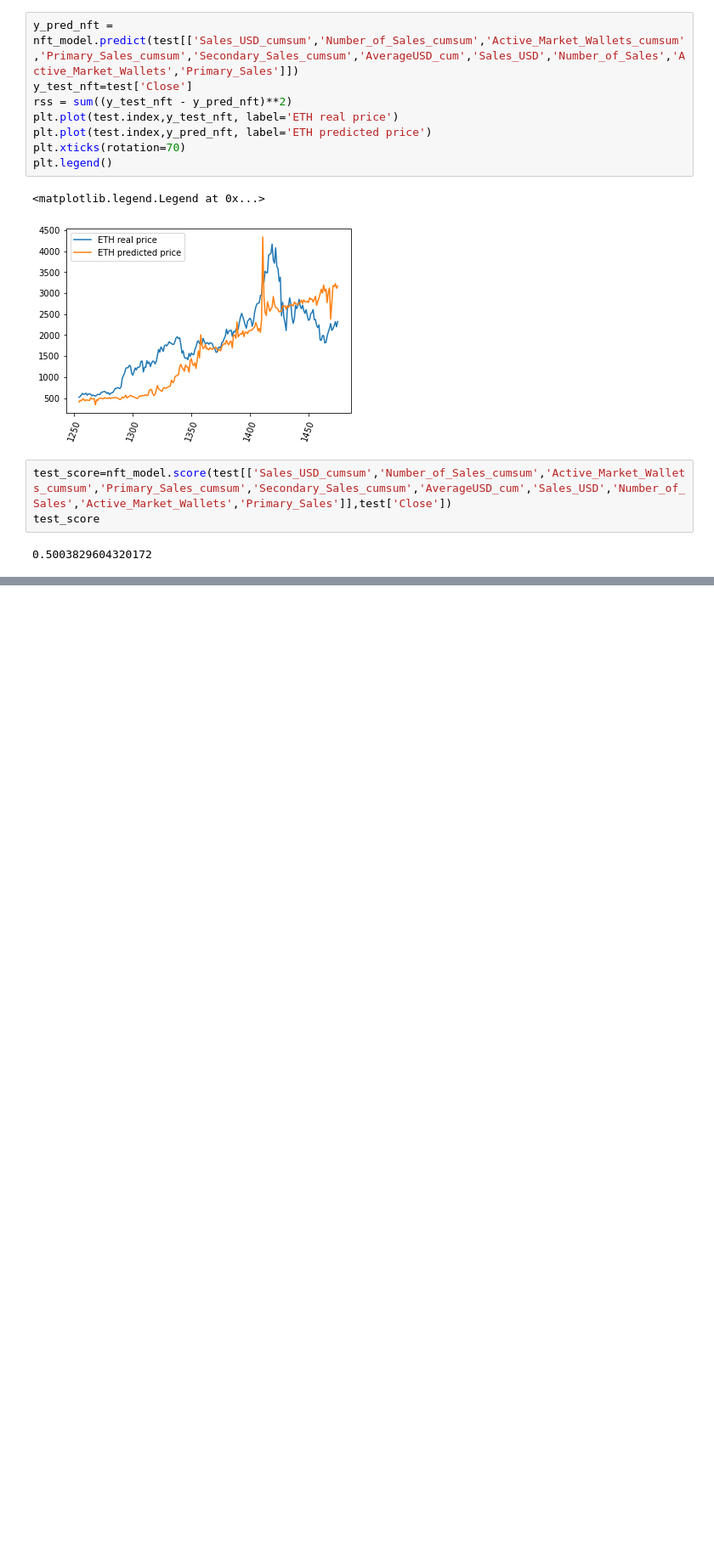
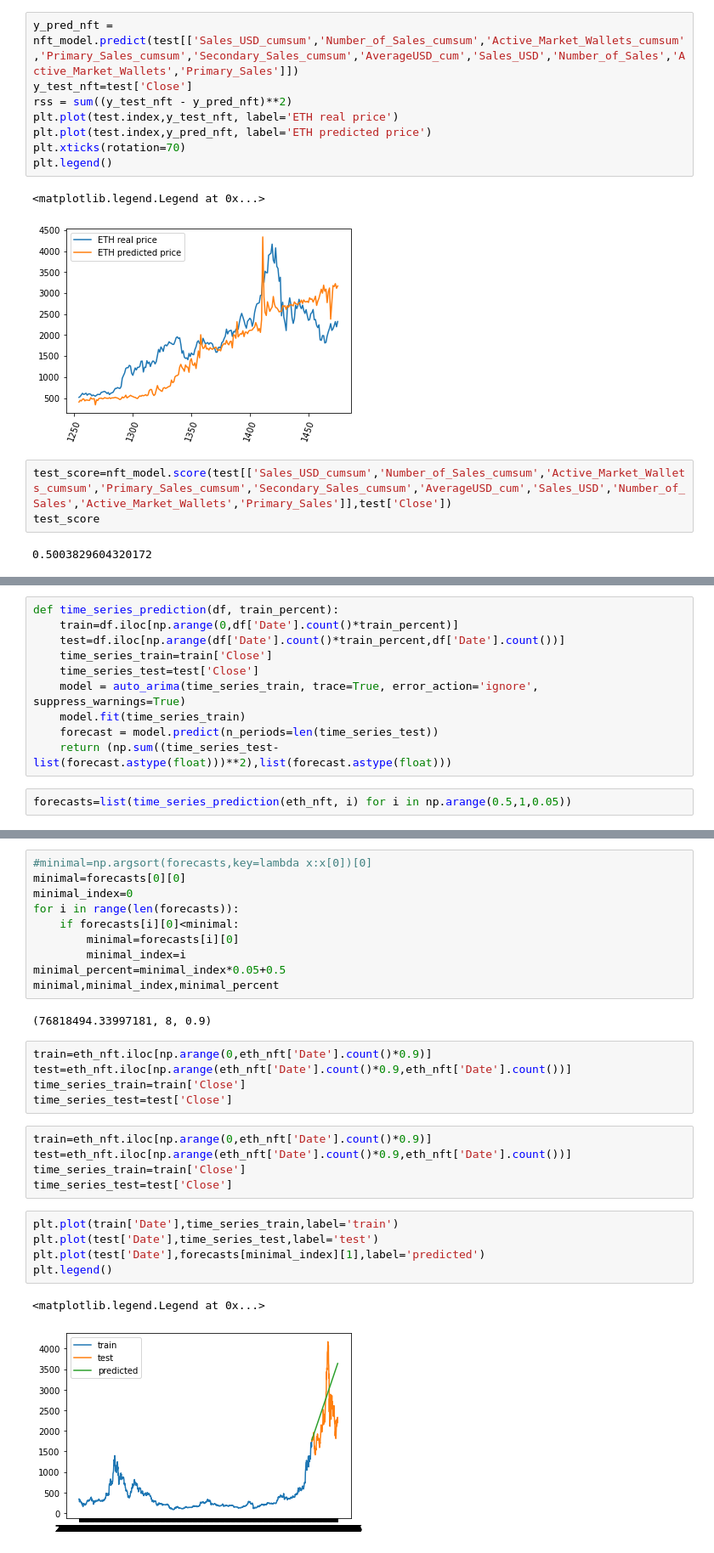
Before and after one commit to nexxusss/cryptocurrency_predict, a Jupyter notebook: nft.ipynb, the cells around one changed output, grey strips where cells are left out. Shown at 85% size. Saved outputs shown, nothing was run; the diff lists cells and outputs as text; blank space fills up the shorter version.

Commit message:
time series analysis eth

```diff
--- a/nft.ipynb
+++ b/nft.ipynb
@@ -389 +406,13 @@ Backward: (79284876.08972931, -1.034848131280087, (LinearRegression(), 79284876.
 Forward: (158834617.4965496, -8.168232750147052, (LinearRegression(), 158834617.4965496, ['Sales_USD_cumsum', 'Sales_USD']))
+# %%
+def time_series_prediction(df, train_percent):
+    train=df.iloc[np.arange(0,df['Date'].count()*train_percent)]
+    test=df.iloc[np.arange(df['Date'].count()*train_percent,df['Date'].count())]
+    time_series_train=train['Close']
+    time_series_test=test['Close']
+    model = auto_arima(time_series_train, trace=True, error_action='ignore', suppress_warnings=True)
+    model.fit(time_series_train)
+    forecast = model.predict(n_periods=len(time_series_test))
+    return (np.sum((time_series_test-list(forecast.astype(float)))**2),list(forecast.astype(float)))
+# %%
+forecasts=list(time_series_prediction(eth_nft, i) for i in np.arange(0.5,1,0.05))
@@ -389,0 +437,30 @@ Forward: (158834617.4965496, -8.168232750147052, (LinearRegression(), 158834617.
+# %%
+#minimal=np.argsort(forecasts,key=lambda x:x[0])[0]
+minimal=forecasts[0][0]
+minimal_index=0
+for i in range(len(forecasts)):
+    if forecasts[i][0]<minimal:
+        minimal=forecasts[i][0]
+        minimal_index=i
+minimal_percent=minimal_index*0.05+0.5
+minimal,minimal_index,minimal_percent
+# %% [output]
+(76818494.33997181, 8, 0.9)
+# %%
+train=eth_nft.iloc[np.arange(0,eth_nft['Date'].count()*0.9)]
+test=eth_nft.iloc[np.arange(eth_nft['Date'].count()*0.9,eth_nft['Date'].count())]
+time_series_train=train['Close']
+time_series_test=test['Close']
+# %%
+train=eth_nft.iloc[np.arange(0,eth_nft['Date'].count()*0.9)]
+test=eth_nft.iloc[np.arange(eth_nft['Date'].count()*0.9,eth_nft['Date'].count())]
+time_series_train=train['Close']
+time_series_test=test['Close']
+# %%
+plt.plot(train['Date'],time_series_train,label='train')
+plt.plot(test['Date'],time_series_test,label='test')
+plt.plot(test['Date'],forecasts[minimal_index][1],label='predicted')
+plt.legend()
+# %% [output]
+<matplotlib.legend.Legend at 0x...>
+[figure, added]
```
Also changed, not shown: parts of 12 cells of this notebook, 2 other files.
